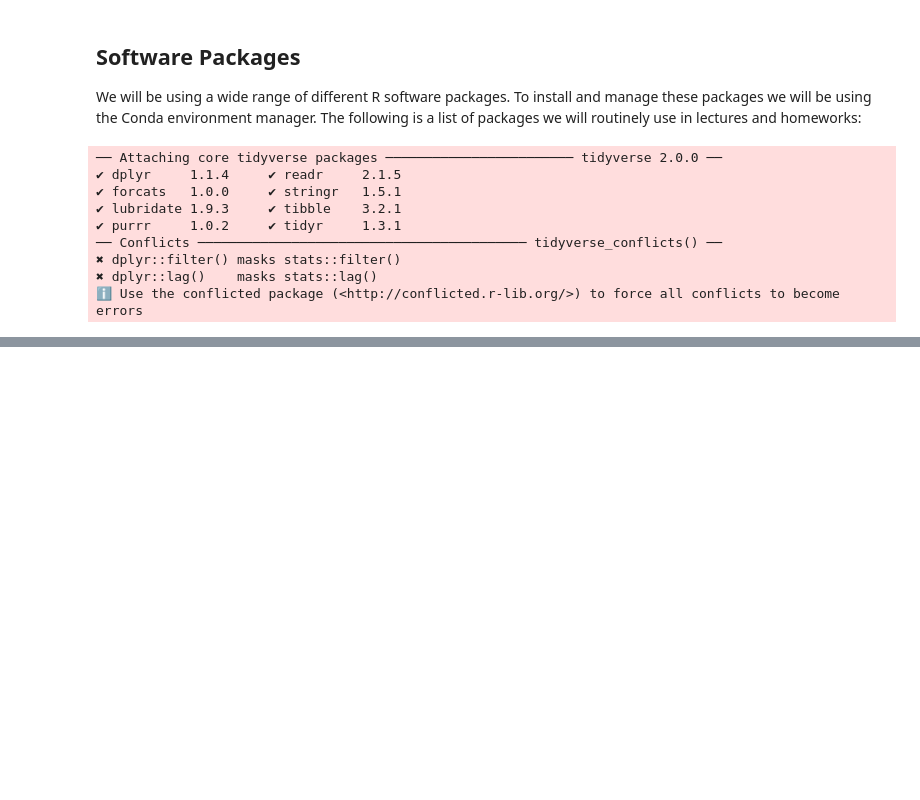
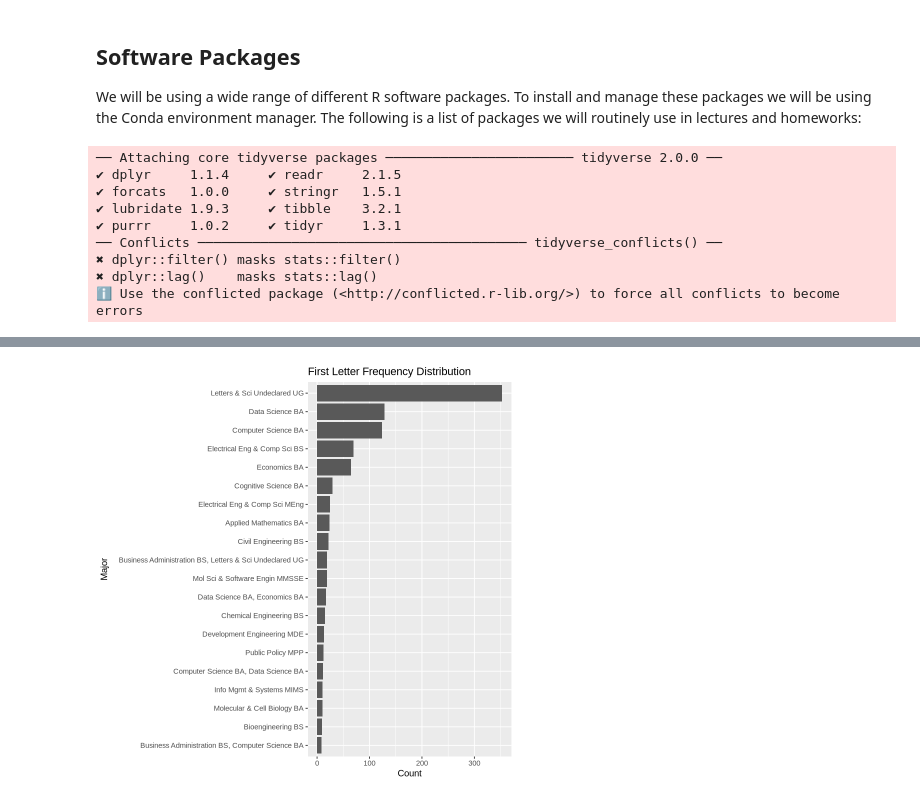
Before and after one commit to Limour-dev/ds100, a Jupyter notebook: lec01/lec01r.ipynb, the cells around one changed output, grey strips where cells are left out. Cells and saved outputs as stored; diff of their text form; code cells hidden in the pictures; blank space fills up the shorter version.

```diff
--- a/lec01/lec01r.ipynb
+++ b/lec01/lec01r.ipynb
@@ -56,0 +128,2 @@ names[['Name']] = tolower(names[['Name']])
+# %%
+majors  <- majors %>% subset(`Terms in Attendance` != '#REF!')
@@ -68,0 +157,2 @@ A tibble: 6 × 2
+# %%
+majors_count = majors %>% count(Majors) %>% arrange(desc(n)) %>% head(n=20)
@@ -68,0 +181,9 @@ A tibble: 6 × 2
+# %%
+ggplot(majors_count, aes(x = factor(Majors, levels = rev(Majors)), y = n)) +
+  geom_bar(stat = "identity") +
+  coord_flip() +
+  xlab('Major') +
+  ylab('Count') +
+  ggtitle('First Letter Frequency Distribution')
+# %% [output]
+[figure, added]
```
Also changed, not shown: parts of 34 cells of this notebook.
